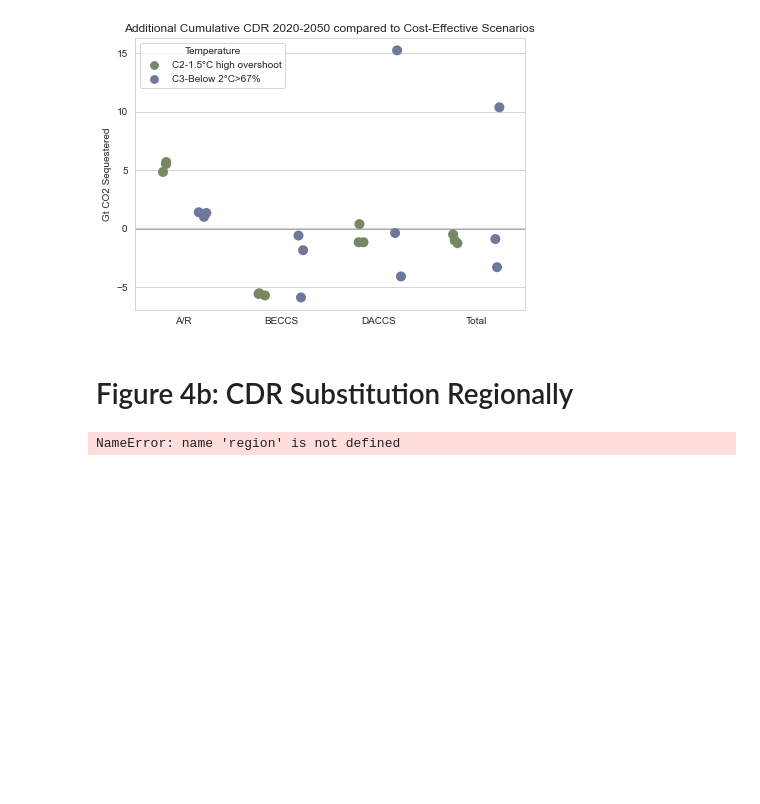
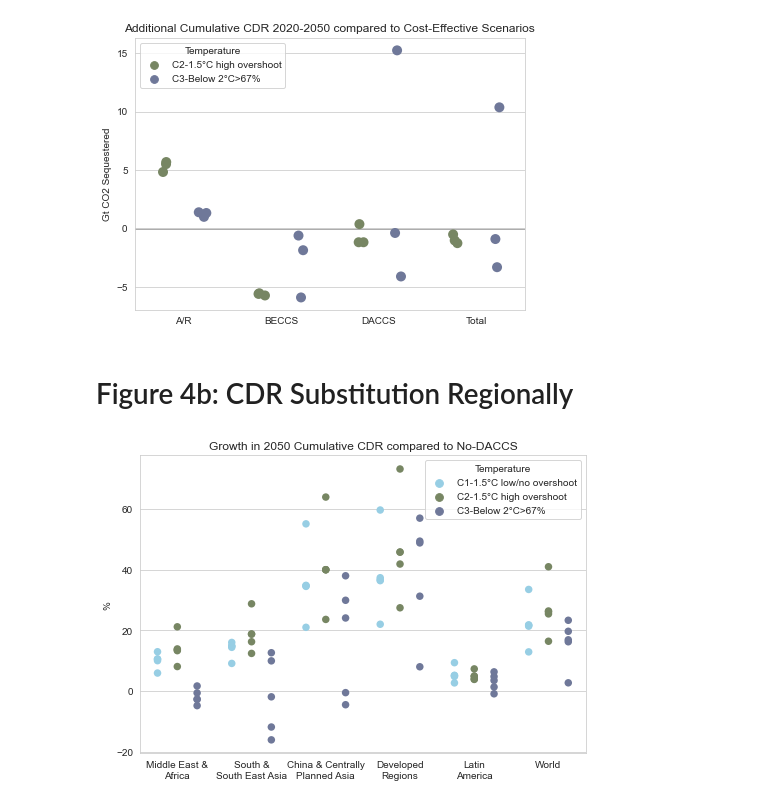
Before and after one commit to iiasa/gidden_brutschin_et_al_2023, a Jupyter notebook: figures/figs_1-4.ipynb, the cells around one changed output. Drawn from its saved outputs; the diff is of its cells as text; code cells hidden in the pictures; blank space fills up the shorter version.

Commit message:
fixing figs1-4 region variable

```diff
--- a/figures/figs_1-4.ipynb
+++ b/figures/figs_1-4.ipynb
@@ -304,25 +304,24 @@ def make_region_data_no_gov(df, region):
     )
     return data, pdata
 # %%
-data, pdata = make_region_data_no_gov(df, region=region)
+data, pdata = make_region_data_no_gov(df, region=regions)
 pdata = pdata.replace(replace)
 
 fig, ax = plt.subplots(figsize=(7, 5))
-#sns.boxplot(data=pdata, x="region", y="value", hue='Temperature', ax=ax, showfliers=False)
 sns.stripplot(
     data=pdata, x="region", y="value", hue='Temperature', palette=palette, order=order,
     dodge=True, jitter=False, size=7.5,
     ax=ax
 )
 
 ax.set_xlabel('')
 ax.set_ylabel('%')
 ax.set_title('Growth in 2050 Cumulative CDR compared to No-DACCS')
 plt.tight_layout()
 
 fig.savefig('files/fig4b1.svg', bbox_inches='tight')
 # %% [output]
-NameError: name 'region' is not defined
+[figure, added]
 # %%
 relative = True
 ylabel = '% Change' if relative else 'Gt CO2 Sequestered'
```
Also changed, not shown: parts of 9 cells of this notebook.
